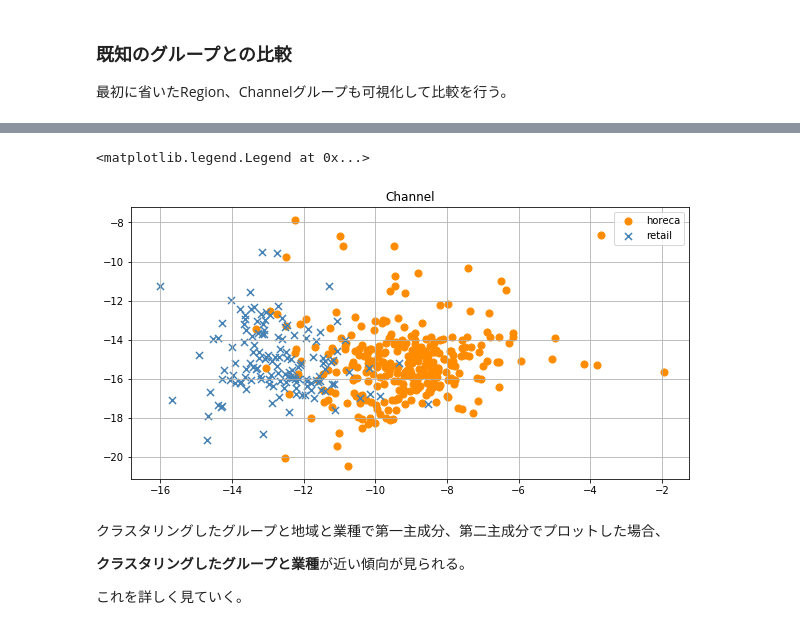
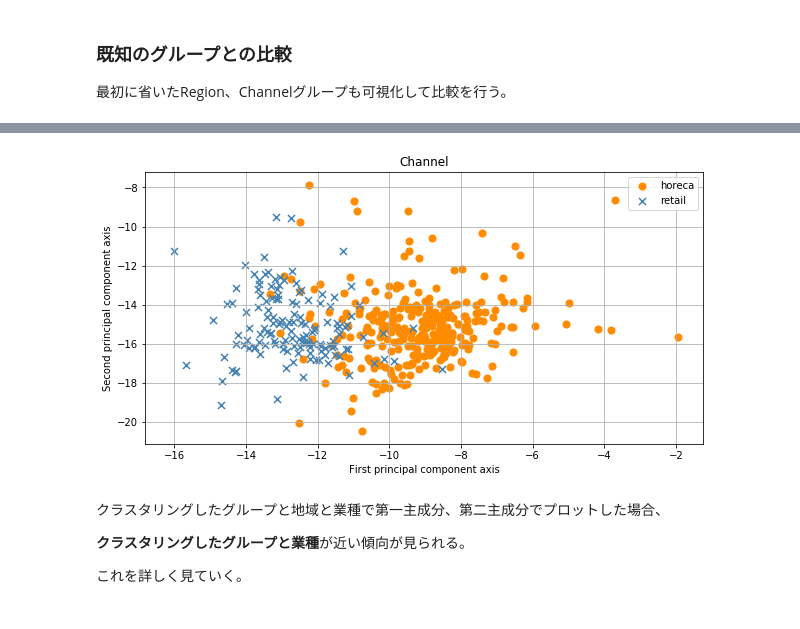
Before and after one commit to drkii/diveintocode-term1, a Jupyter notebook: sprint6/sprint6.ipynb, the cells around one changed output, grey strips where cells are left out. Saved outputs shown, nothing was run; the diff lists cells and outputs as text; code cells hidden in the pictures.

```diff
--- a/sprint6/sprint6.ipynb
+++ b/sprint6/sprint6.ipynb
@@ -418,22 +421,23 @@ plt.show()
 # %%
 plt.figure(figsize =(10,5))
 plt.title('Channel')
 
 data_horeca= data_pca[data_original["Channel"]==1]
 data_retail = data_pca[data_original["Channel"]==2]
 
 plt.scatter(data_horeca[:,0], data_horeca[:,1], marker='o', color= 'darkorange', s=50, label='horeca')
 plt.scatter(data_retail[:,0], data_retail[:,1], marker='x', color='steelblue', s=50, label='retail')
 
 plt.grid()
 # plt.hold(True)
 # centroid = np.dot(km.cluster_centers_, pca_vector.T)
 # plt.plot(centroid[:,0], centroid[:,1], "*", MarkerSize =20, MarkerFaceColor = 'r', MarkerEdgeColor = 'r')
+plt.xlabel("First principal component axis")
+plt.ylabel("Second principal component axis")
 plt.legend()
-#plt.show()
+plt.show()
 # %% [output]
-<matplotlib.legend.Legend at 0x...>
-[figure, old version]
+[figure, new version]
 # %% [markdown]
 クラスタリングしたグループと地域と業種で第一主成分、第二主成分でプロットした場合、
 
```
Also changed, not shown: parts of 5 cells of this notebook.
